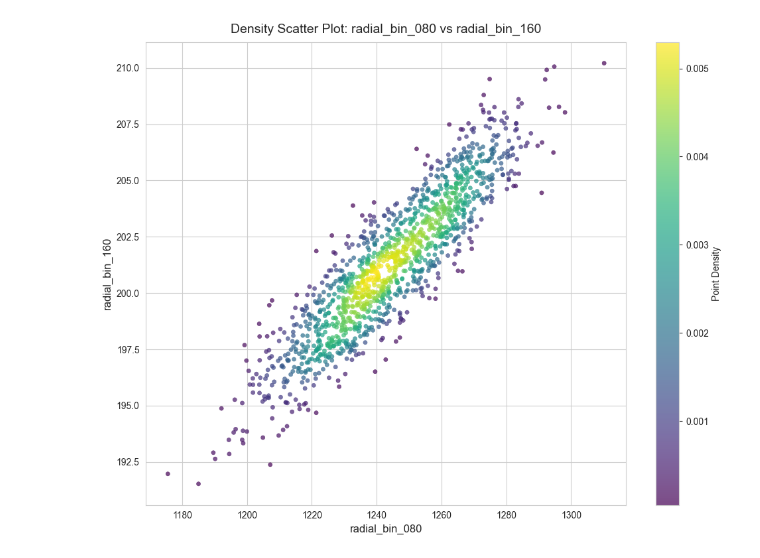
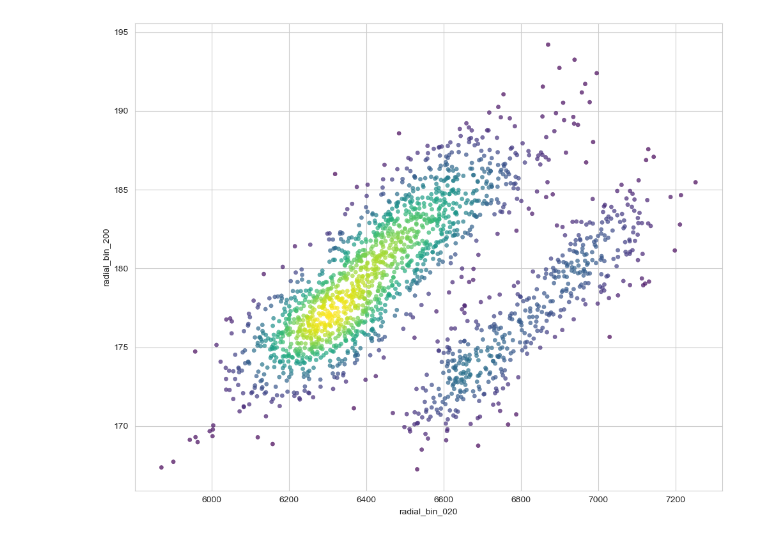
Before and after one commit to Ultrafast-Coding/TARS-group, a Jupyter notebook: examples/file_filter_normalize.ipynb, the cells around one changed output. Cells and saved outputs as stored; diff of their text form; code cells hidden in the pictures.

```diff
--- a/examples/file_filter_normalize.ipynb
+++ b/examples/file_filter_normalize.ipynb
@@ -11,10 +11,13 @@ from pathlib import Path
 from src.analyze.GMM_PCA_filter import XPSFilter
 from src.analyze.PCA_normalizing import XPSAggregator
 # %%
-Result_folder = Path(r"C:\Users\ab177\Desktop\diffraction_results\1011long")
+Result_folder = Path(r"C:\Users\ab177\Desktop\diffraction_results\1013longccl4")
 process_dir = Result_folder / 'analysis_logic_test' / 'results'
-output_dir = Result_folder / 'analysis_logic_test' / 'filtered'
+output_dir = Result_folder / 'analysis_logic_test' / 'filteredGMM'
 # %%
-filter = XPSFilter(n_pca=3)
-filteredfile = filter.process_with_manual_filter(process_dir / 'xps_179.47759.parquet')
+filter = XPSFilter(n_pca=4)
+# filter.cluster_size = 15
+# filter.gmmtype = 'tied'
+# filteredfile = filter.process_with_manual_filter(process_dir / 'xps_198.09799.parquet')
+filteredfile = filter.process_with_manual_filter(process_dir / 'xps_198.06651.parquet', output_dir)
 # %% [output]
@@ -36,50 +40,34 @@ Final retention: 1422/1590 (89.4%)
 # %%
 import seaborn as sns
 import matplotlib.pyplot as plt
 import numpy as np
+from scipy.stats import gaussian_kde
 
 sns.set_style("whitegrid")
-
-# 1. 准备数据
-x = filteredfile["radial_bin_040"]
-y = filteredfile["radial_bin_120"]
+x = filteredfile["radial_bin_020"]
+y = filteredfile["radial_bin_200"]
 #y = df["center_y"]
 
-# 2. 计算点的局部密度（核心：用高斯核估计密度）
-from scipy.stats import gaussian_kde
-# 过滤缺失值
+
 mask = ~np.isnan(x) & ~np.isnan(y)
 x_valid = x[mask]
 y_valid = y[mask]
-# 计算密度值
 kde = gaussian_kde(np.vstack([x_valid, y_valid]))
 density = kde(np.vstack([x_valid, y_valid]))
 
-# 3. 绘制密度散点图
 fig, ax = plt.subplots(figsize=(10, 8))
 scatter = sns.scatterplot(
     x=x_valid,
     y=y_valid,
-    c=density,  # 用密度值映射颜色
-    cmap="viridis",  # 配色方案（推荐：viridis/plasma/inferno）
-    s=20,  # 点的大小
-    alpha=0.7,  # 透明度，避免重叠遮挡
-    edgecolor=None,  # 关闭点的边框
+    c=density,
+    cmap="viridis",  # viridis/plasma/inferno
+    s=20,
+    alpha=0.7,
+    edgecolor=None,
     ax=ax
 )
-
-# 4. 添加颜色条（展示密度与颜色的对应关系）
-cbar = plt.colorbar(scatter.collections[0], ax=ax)
-cbar.set_label("Point Density", fontsize=10)
-
-# 5. 添加标题和标签
-ax.set_title("Density Scatter Plot: radial_bin_080 vs radial_bin_160", fontsize=14, pad=10)
-ax.set_xlabel("radial_bin_080", fontsize=12)
-ax.set_ylabel("radial_bin_160", fontsize=12)
-
-# 6. 优化布局
 plt.tight_layout()
 plt.show()
 # %% [output]
-[figure, old version]
+[figure, new version]
 # %%
```
Also changed, not shown: parts of 3 cells of this notebook, 14 other files.
